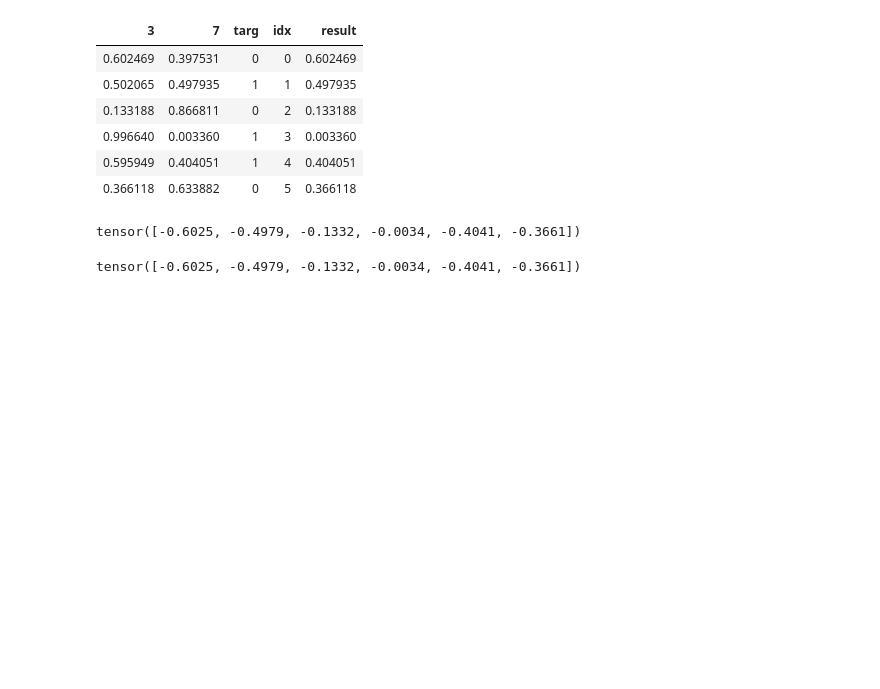
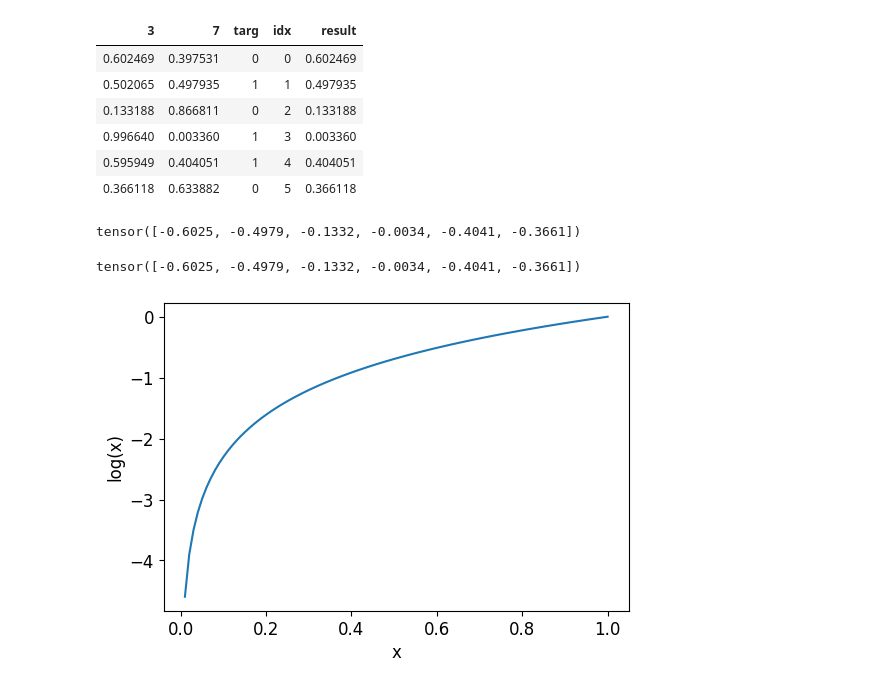
Before and after one commit to CodeWithOz/fastai-deep-learn-coders, a Jupyter notebook: ch_05_pet_breeds.ipynb, the cells around one changed output. Cells and saved outputs as stored; diff of their text form; code cells hidden in the pictures; blank space fills up the shorter version.

```diff
--- a/ch_05_pet_breeds.ipynb
+++ b/ch_05_pet_breeds.ipynb
@@ -181,3 +181,7 @@ tensor([-0.6025, -0.4979, -0.1332, -0.0034, -0.4041, -0.3661])
 F.nll_loss(sm_acts, targ, reduction='none')
 # %% [output]
 tensor([-0.6025, -0.4979, -0.1332, -0.0034, -0.4041, -0.3661])
+# %%
+plot_function(torch.log, min=0,max=1, ty='log(x)', tx='x')
+# %% [output]
+[figure, added]
```
Also changed, not shown: parts of 14 cells of this notebook.
